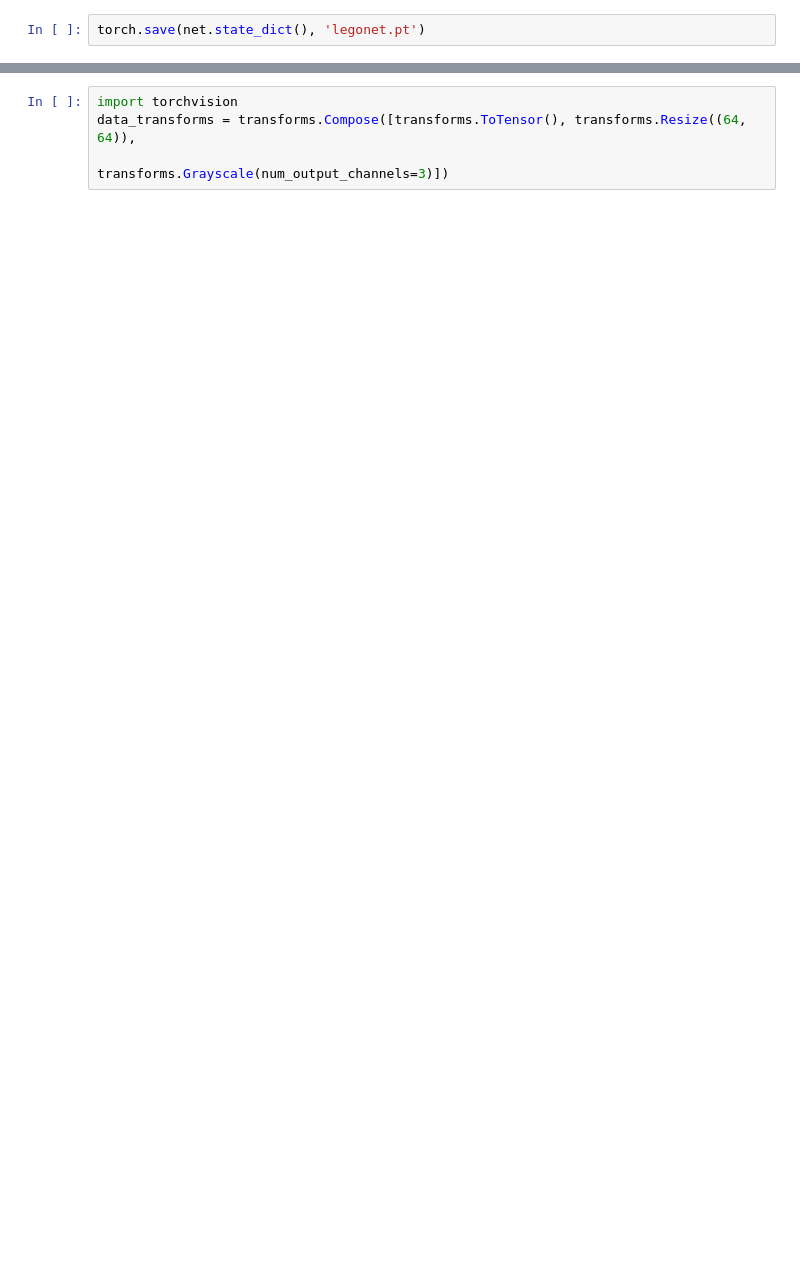
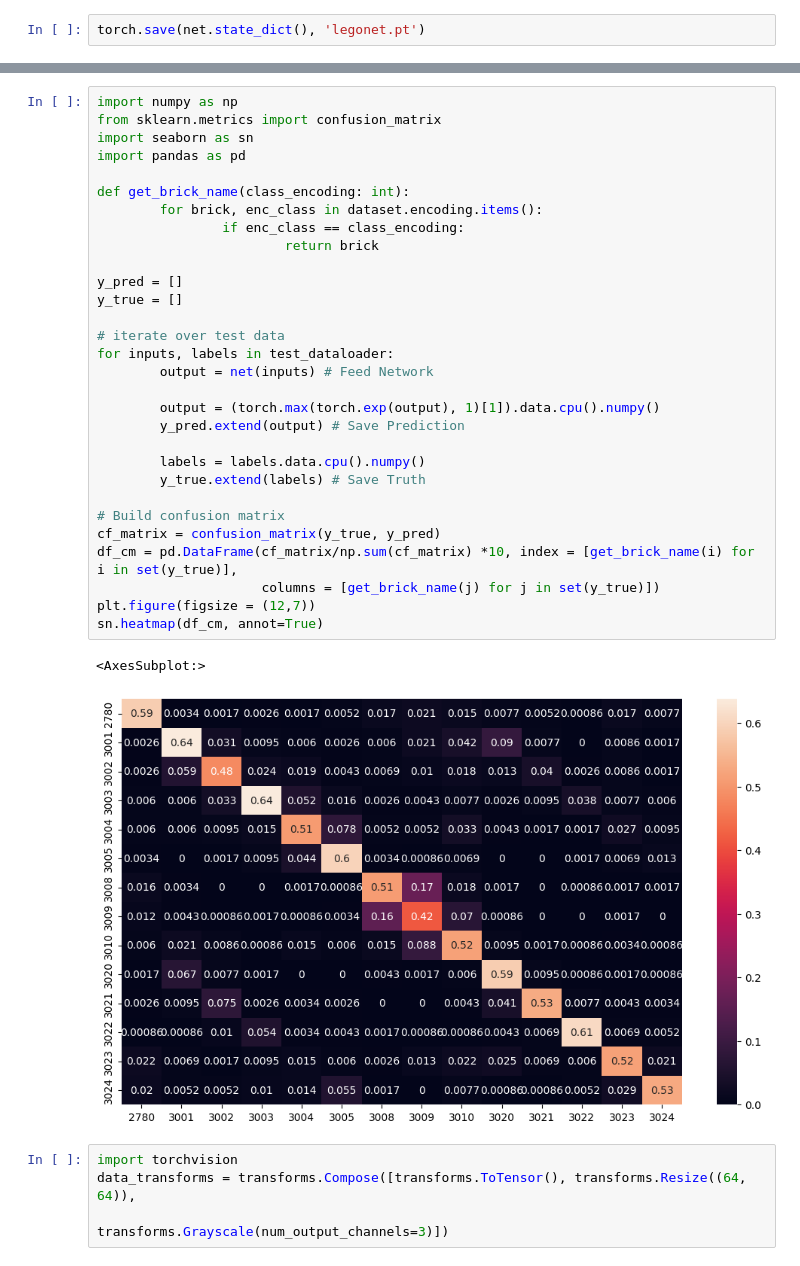
Before and after one commit to varunthakkar1/legonet, a Jupyter notebook: legonet.ipynb, the cells around one changed output, grey strips where cells are left out. Drawn from its saved outputs; the diff is of its cells as text; blank space fills up the shorter version.

```diff
--- a/legonet.ipynb
+++ b/legonet.ipynb
@@ -276,3 +262,36 @@ plt.plot(val_accuracy_over_time)
+# %%
+import numpy as np
+from sklearn.metrics import confusion_matrix
+import seaborn as sn
+import pandas as pd
+
+def get_brick_name(class_encoding: int):
+        for brick, enc_class in dataset.encoding.items():
+                if enc_class == class_encoding:
+                        return brick
+
+y_pred = []
+y_true = []
+
+# iterate over test data
+for inputs, labels in test_dataloader:
+        output = net(inputs) # Feed Network
+
+        output = (torch.max(torch.exp(output), 1)[1]).data.cpu().numpy()
+        y_pred.extend(output) # Save Prediction
+
+        labels = labels.data.cpu().numpy()
+        y_true.extend(labels) # Save Truth
+
+# Build confusion matrix
+cf_matrix = confusion_matrix(y_true, y_pred)
+df_cm = pd.DataFrame(cf_matrix/np.sum(cf_matrix) *10, index = [get_brick_name(i) for i in set(y_true)],
+                     columns = [get_brick_name(j) for j in set(y_true)])
+plt.figure(figsize = (12,7))
+sn.heatmap(df_cm, annot=True)
+# %% [output]
+<AxesSubplot:>
+[figure, added]
 # %%
 import torchvision
 data_transforms = transforms.Compose([transforms.ToTensor(), transforms.Resize((64, 64)),
```
Also changed, not shown: parts of 12 cells of this notebook, 3 other files.
